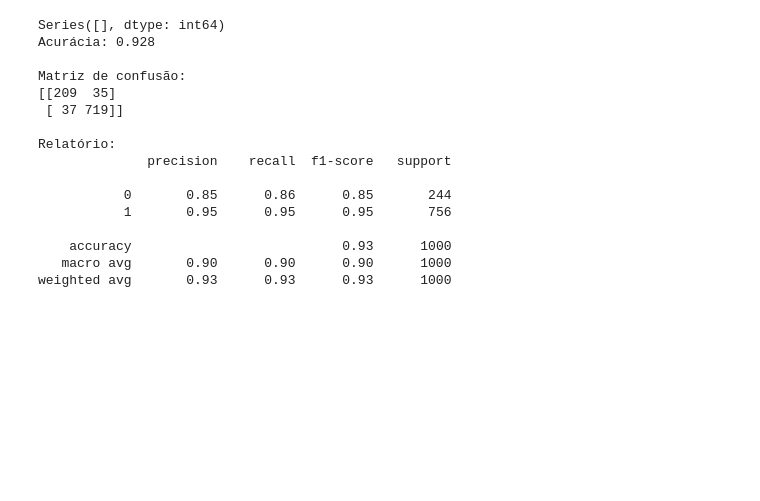
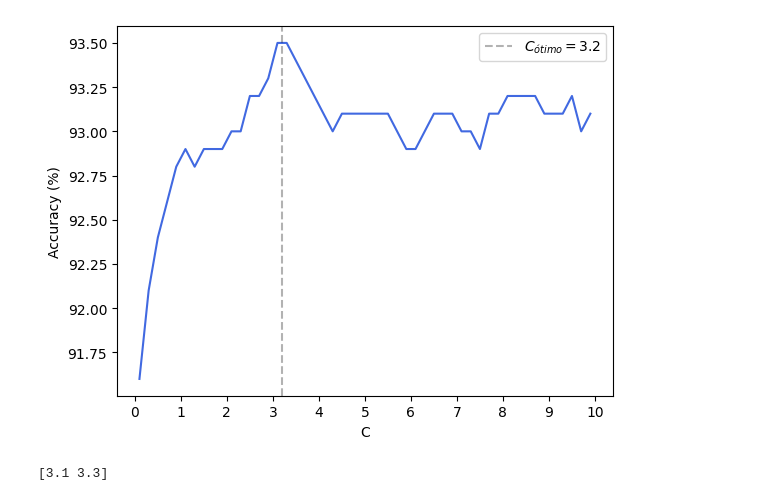
Before and after one commit to andrefsr/Estudos-em-Data-Science, a Jupyter notebook: 9 - Support Vector Machines/presence_pred.ipynb, the cells around one changed output. Cells and saved outputs as stored; diff of their text form; code cells hidden in the pictures; blank space fills up the shorter version.

```diff
--- a/9 - Support Vector Machines/presence_pred.ipynb
+++ b/9 - Support Vector Machines/presence_pred.ipynb
@@ -33,38 +23,28 @@ Index(['x_pico_env', 't_pico_env', 'x0_fit', 't0_fit', 'v_fit', 'd_apex',
 # %%
-svm = Pipeline([
-    ('scaler', StandardScaler()),
-    ('model', SVC(
-        kernel='rbf',
-        C=1.0,
-        gamma='scale',
-        probability=True,
-        random_state=42
-    ))
-])
+accuracy = []
+for c in np.arange(0.1,10.1,0.2):
+    svm = Pipeline([
+            ('scaler', StandardScaler()),
+            ('model', SVC(kernel='rbf', C=c, gamma='scale', probability=True, random_state=42))])
 
-svm.fit(X_train, y_train)
-
-y_pred = svm.predict(X_test)
-
-print("Acurácia:", accuracy_score(y_test,y_pred))
-print("\nMatriz de confusão:")
-print(confusion_matrix(y_test,y_pred))
-print("\nRelatório:")
-print(classification_report(y_test,y_pred))
+    svm.fit(X_train, y_train)
+    y_pred = svm.predict(X_test)
+    accuracy.append(accuracy_score(y_test, y_pred))
-# %% [output]
-Series([], dtype: int64)
-Acurácia: 0.928
-
-Matriz de confusão:
-[[209  35]
- [ 37 719]]
-
-Relatório:
-              precision    recall  f1-score   support
-
-           0       0.85      0.86      0.85       244
-           1       0.95      0.95      0.95       756
-
-    accuracy                           0.93      1000
-   macro avg       0.90      0.90      0.90      1000
-weighted avg       0.93      0.93      0.93      1000
+# %%
+accuracy = np.array(accuracy)
+
+fig, ax = plt.subplots(1,1)
+
+plt.xlabel('C')
+plt.ylabel('Accuracy (%)')
+plt.plot(np.arange(0.1,10.1,0.2),accuracy*100,color='royalblue')
+plt.axvline(x=3.2,color='black',ls='--',alpha=0.3,label=r'$C_{ótimo} = 3.2$')
+plt.xticks(np.arange(0,11,1))
+plt.legend()
+plt.show()
+
+C = np.arange(0.1,10.1,0.2)
+print(C[accuracy==accuracy.max()])
+# %% [output]
+[figure, added]
+[3.1 3.3]
```
Also changed, not shown: parts of 3 cells of this notebook, 1 other file.
